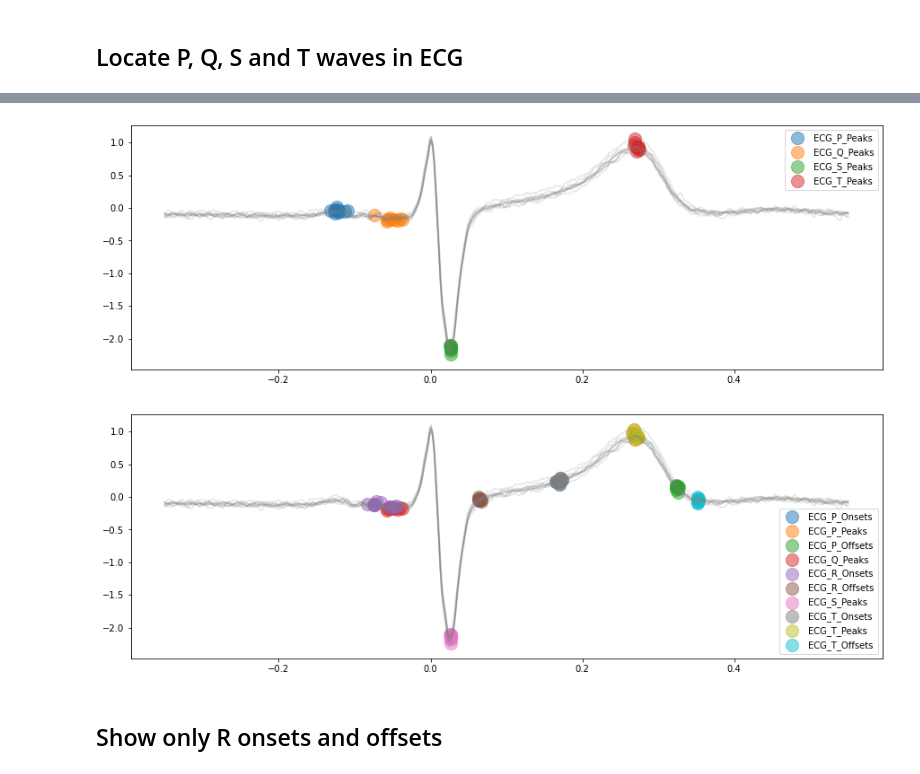
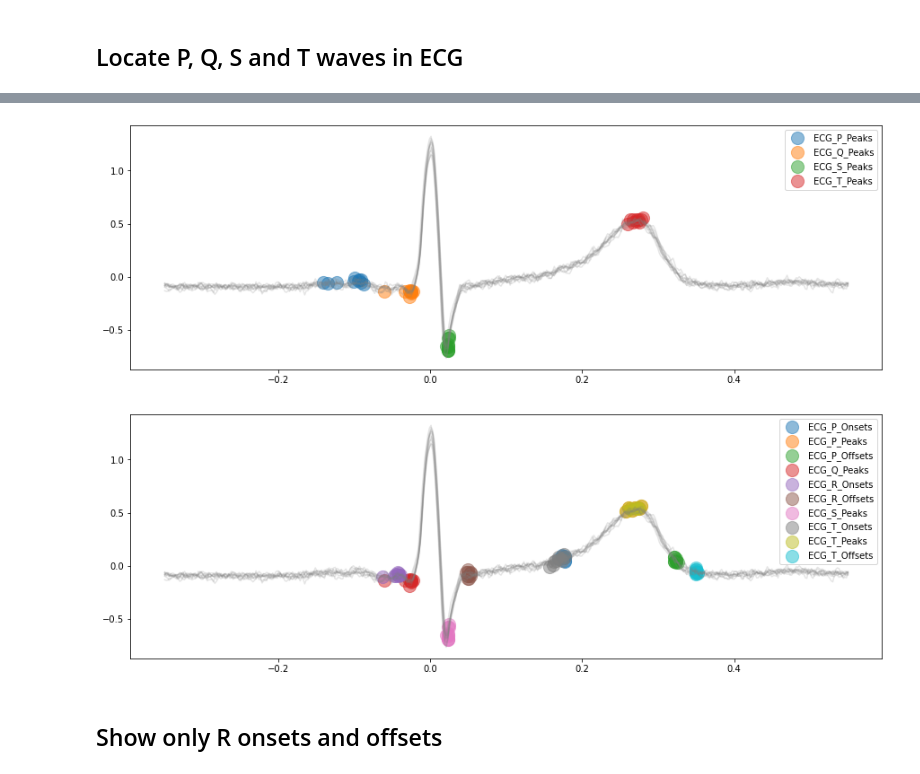
Before and after one commit to sametdumankaya/ECGProject, a Jupyter notebook: main_neurokit2.ipynb, the cells around one changed output, grey strips where cells are left out. Cells and saved outputs as stored; diff of their text form; code cells hidden in the pictures.

```diff
--- a/main_neurokit2.ipynb
+++ b/main_neurokit2.ipynb
@@ -61,6 +51,6 @@ epochs = nk.ecg_segment(cleaned_ecg, rpeaks=None, sampling_rate=500, show=True)
 # %% [markdown]
 ## Locate P, Q, S and T waves in ECG
 # %%
-_, rpeaks = nk.ecg_peaks(df["V3"], sampling_rate=500)
+_, rpeaks = nk.ecg_peaks(df["V6"], sampling_rate=500)
 # %%
 # Visualize R-peaks in ECG signal
@@ -91,13 +81,13 @@ plot = nk.events_plot([waves_peak['ECG_T_Peaks'][:3],
 # %%
 # Delineate the ECG signal and visualizing all peaks of ECG complexes
-_, waves_peak = nk.ecg_delineate(df["V3"], rpeaks, sampling_rate=500, method="peak", show=True, show_type='peaks')
+_, waves_peak = nk.ecg_delineate(df["V6"], rpeaks, sampling_rate=500, method="peak", show=True, show_type='peaks')
 # %% [output]
-[figure, old version]
+[figure, new version]
 # %%
 # Delineate the ECG signal
-signal_cwt, waves_cwt = nk.ecg_delineate(df["V3"], rpeaks, sampling_rate=500, method="cwt", show=True, show_type='all')
+signal_cwt, waves_cwt = nk.ecg_delineate(df["V6"], rpeaks, sampling_rate=500, method="cwt", show=True, show_type='all')
 # %% [output]
-[figure, old version]
+[figure, new version]
 # %% [markdown]
 ## Show only R onsets and offsets
 # %%
```
Also changed, not shown: parts of 11 cells of this notebook, 4 other files.
